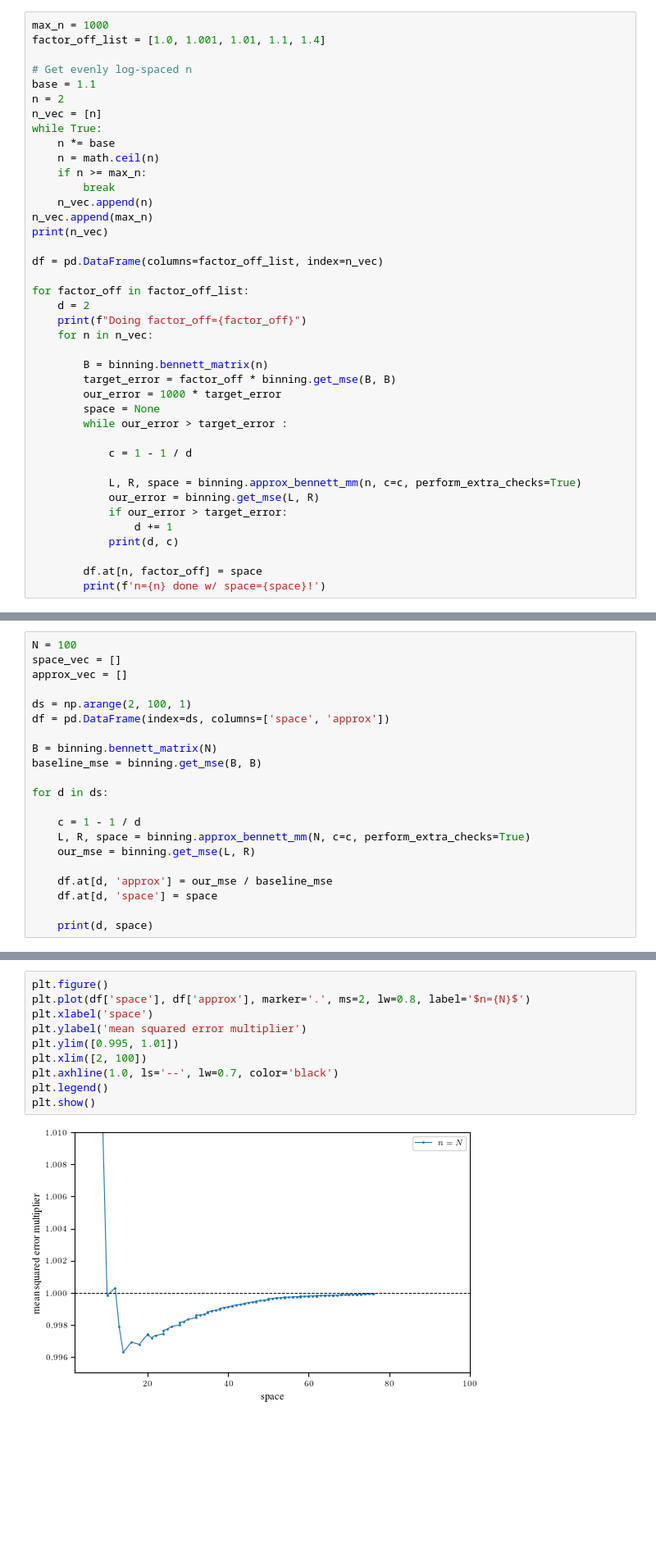
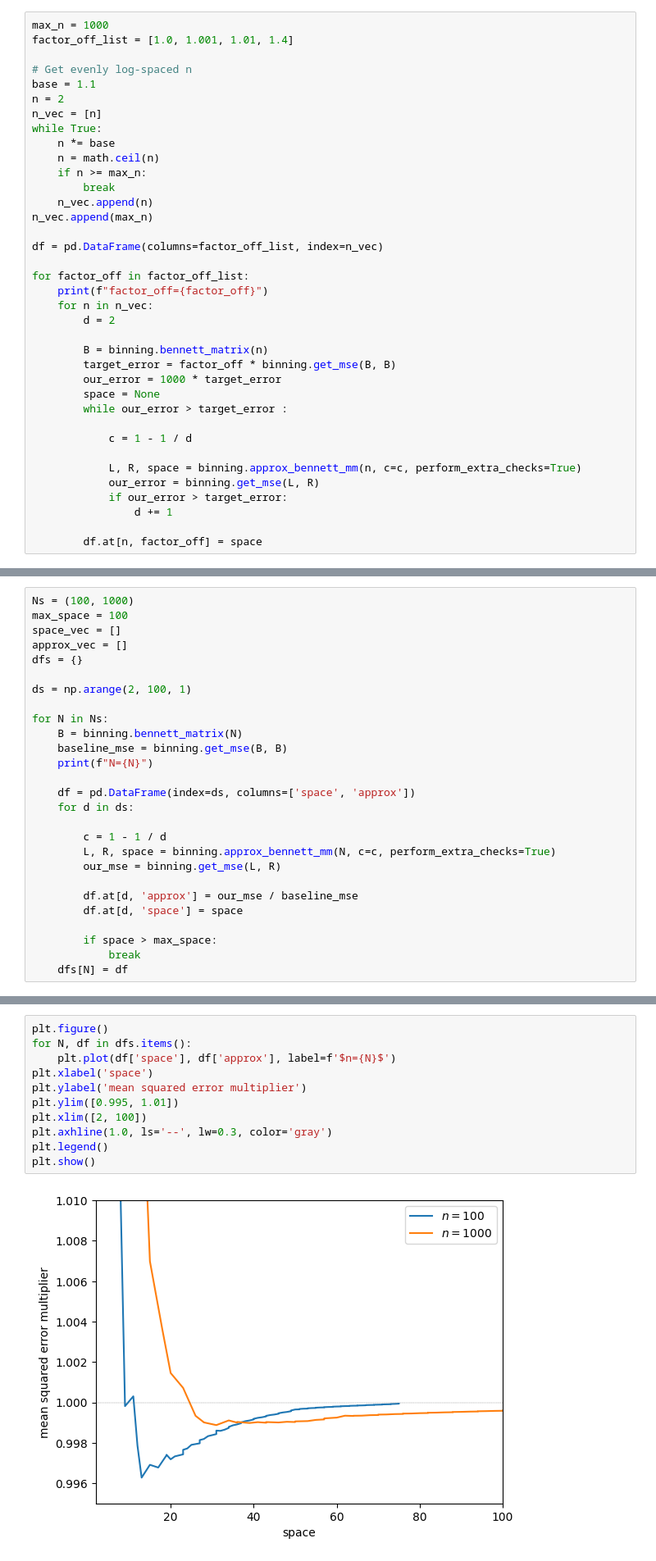
Before and after one commit to jodander/streaming-via-binning, a Jupyter notebook: plots.ipynb, the cells around one changed output, grey strips where cells are left out. Shown: that part at 82% size. Saved outputs shown, nothing was run; the diff lists cells and outputs as text; blank space fills up the shorter version.

```diff
--- a/plots.ipynb
+++ b/plots.ipynb
@@ -14,7 +10,7 @@ plt.rcParams.update(bundles.neurips2022())
 # For mean squared error
 # %%
 max_n = 1000
-factor_off_list = [1.0, 1.001, 1.01, 1.1, 1.4]
+factor_off_list = [1.0, 1.001, 1.01, 1.4]
 
 # Get evenly log-spaced n
 base = 1.1
@@ -27,14 +23,13 @@ while True:
         break
     n_vec.append(n)
 n_vec.append(max_n)
-print(n_vec)
 
 df = pd.DataFrame(columns=factor_off_list, index=n_vec)
 
 for factor_off in factor_off_list:
-    d = 2
-    print(f"Doing factor_off={factor_off}")
+    print(f"factor_off={factor_off}")
     for n in n_vec:
+        d = 2
 
         B = binning.bennett_matrix(n)
         target_error = factor_off * binning.get_mse(B, B)
@@ -48,8 +43,6 @@ for factor_off in factor_off_list:
             our_error = binning.get_mse(L, R)
             if our_error > target_error:
                 d += 1
-            print(d, c)
 
         df.at[n, factor_off] = space
-        print(f'n={n} done w/ space={space}!')
 # %% [output]
@@ -85,22 +65,28 @@ plt.show()
 # %%
-N = 100
+Ns = (100, 1000)
+max_space = 100
 space_vec = []
 approx_vec = []
+dfs = {}
 
 ds = np.arange(2, 100, 1)
-df = pd.DataFrame(index=ds, columns=['space', 'approx'])
 
-B = binning.bennett_matrix(N)
-baseline_mse = binning.get_mse(B, B)
+for N in Ns:
+    B = binning.bennett_matrix(N)
+    baseline_mse = binning.get_mse(B, B)
+    print(f"N={N}")
 
-for d in ds:
+    df = pd.DataFrame(index=ds, columns=['space', 'approx'])
+    for d in ds:
 
-    c = 1 - 1 / d
-    L, R, space = binning.approx_bennett_mm(N, c=c, perform_extra_checks=True)
-    our_mse = binning.get_mse(L, R)
+        c = 1 - 1 / d
+        L, R, space = binning.approx_bennett_mm(N, c=c, perform_extra_checks=True)
+        our_mse = binning.get_mse(L, R)
 
-    df.at[d, 'approx'] = our_mse / baseline_mse
-    df.at[d, 'space'] = space
+        df.at[d, 'approx'] = our_mse / baseline_mse
+        df.at[d, 'space'] = space
 
-    print(d, space)
+        if space > max_space:
+            break
+    dfs[N] = df
 # %% [output]
@@ -124,13 +95,14 @@ for d in ds:
 # %%
 plt.figure()
-plt.plot(df['space'], df['approx'], marker='.', ms=2, lw=0.8, label='$n={N}$')
+for N, df in dfs.items():
+    plt.plot(df['space'], df['approx'], label=f'$n={N}$')
 plt.xlabel('space')
 plt.ylabel('mean squared error multiplier')
 plt.ylim([0.995, 1.01])
 plt.xlim([2, 100])
-plt.axhline(1.0, ls='--', lw=0.7, color='black')
+plt.axhline(1.0, ls='--', lw=0.3, color='gray')
 plt.legend()
 plt.show()
 # %% [output]
-[figure, old version]
+[figure, new version]
 # %% [markdown]
```
Also changed, not shown: parts of 18 cells of this notebook, 2 other files.
